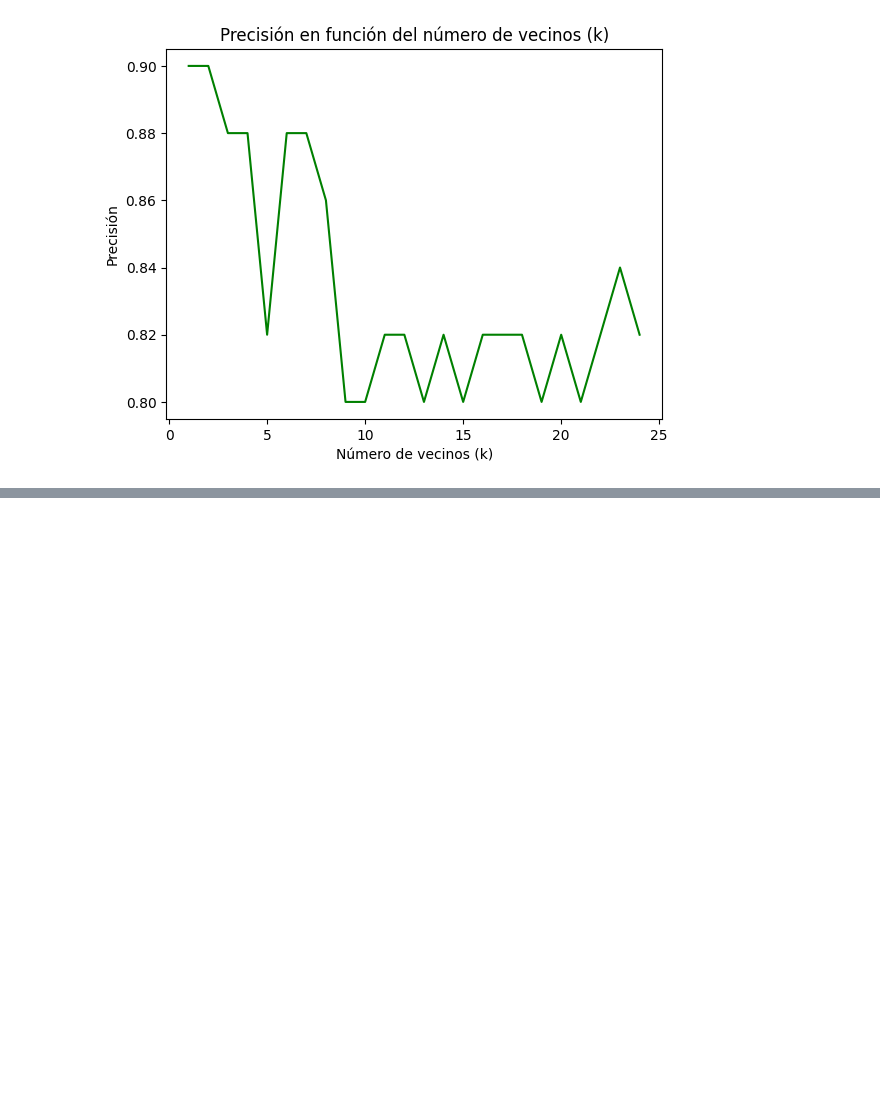
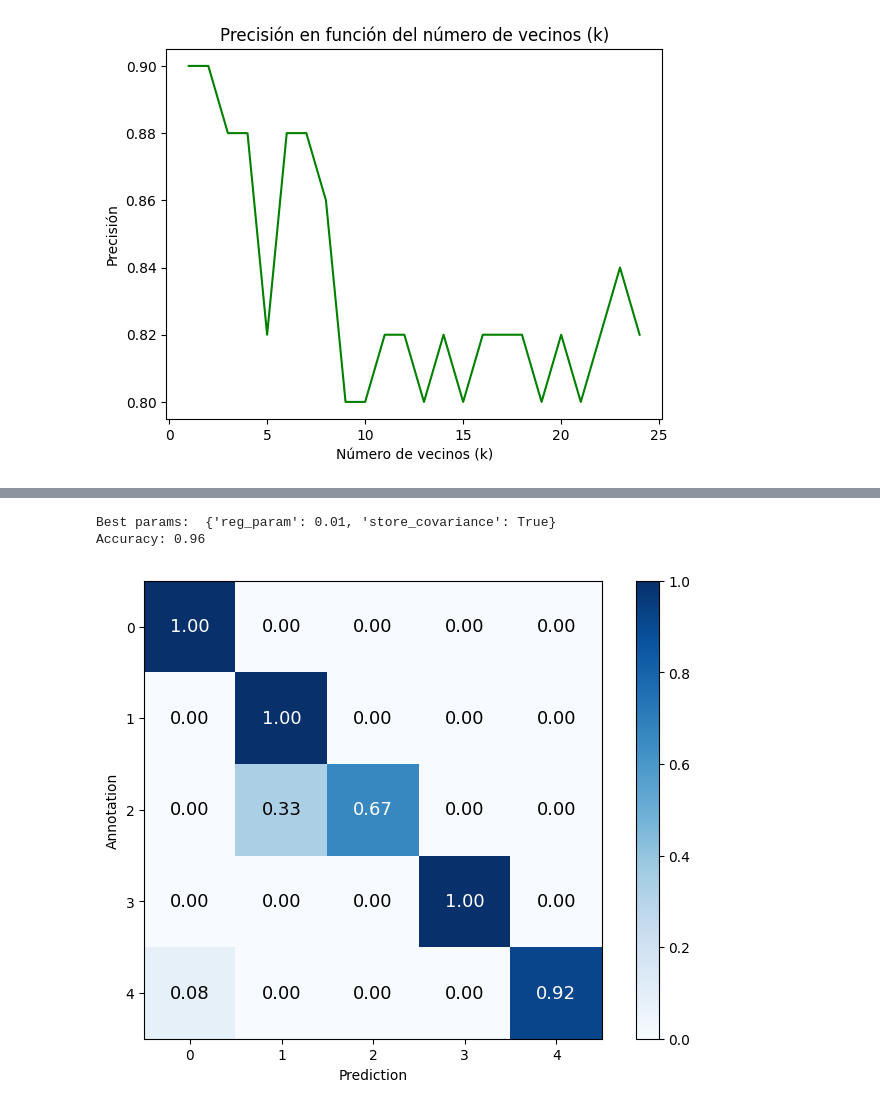
Before and after one commit to adrijmz/notebooks, a Jupyter notebook: drug-classification/drug_classification.ipynb, the cells around one changed output, grey strips where cells are left out. Cells and saved outputs as stored; diff of their text form; code cells hidden in the pictures; blank space fills up the shorter version.

```diff
--- a/drug-classification/drug_classification.ipynb
+++ b/drug-classification/drug_classification.ipynb
@@ -138,3 +180,27 @@ The best accuracy was with 0.74 with k = 8
+# %%
+from sklearn.discriminant_analysis import QuadraticDiscriminantAnalysis
+# QuadraticDiscriminantAnalysis
+
+param_grid = {
+    'reg_param': [0.001, 0.01, 0.1, 1.0],
+    'store_covariance': [True, False]
+}
+
+clf = QuadraticDiscriminantAnalysis()
+grid = GridSearchCV(clf, param_grid, cv=5, scoring='accuracy')
+grid.fit(X_train, y_train)
+
+best_estimator = grid.best_estimator_
+
+print('Best params: ', grid.best_params_)
+
+y_pred = best_estimator.predict(X_test)
+
+print_metrics(y_test, y_pred, categories)
+# %% [output]
+Best params:  {'reg_param': 0.01, 'store_covariance': True}
+Accuracy: 0.96
+[figure, added]
 # %%
 #Decision Tree
 # %%
```
Also changed, not shown: parts of 6 cells of this notebook.
